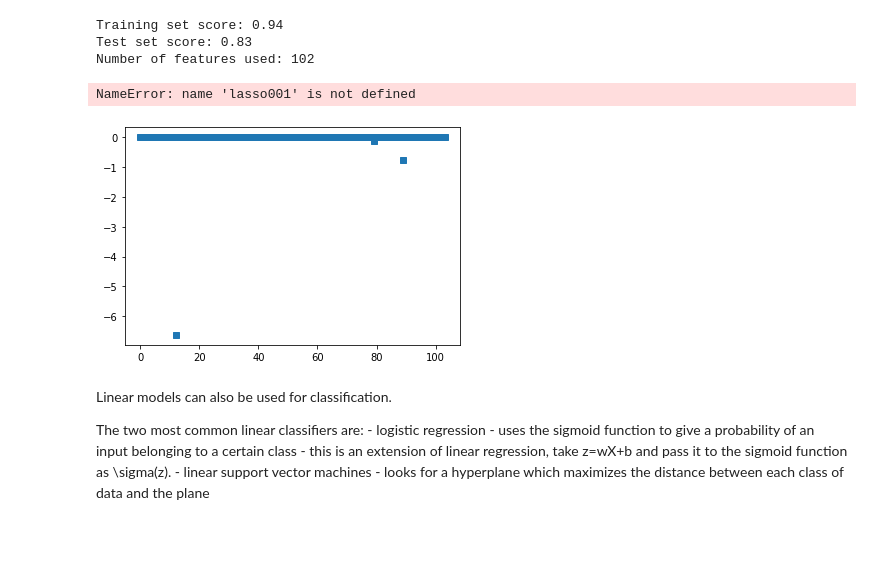
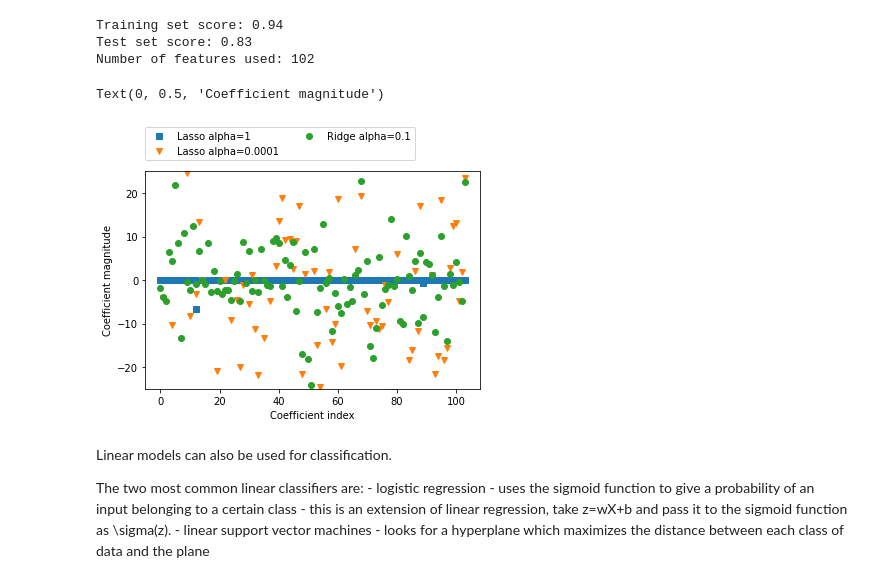
Before and after one commit to scottzig/ml-python-muller-guido, a Jupyter notebook: chapter_2.ipynb, the cells around one changed output. Saved outputs shown, nothing was run; the diff lists cells and outputs as text; code cells hidden in the pictures; blank space fills up the shorter version.

```diff
--- a/chapter_2.ipynb
+++ b/chapter_2.ipynb
@@ -344,16 +344,16 @@ Number of features used: 102
 # %%
 # Plotting coefficients w for different values of the regularization parameter again shows that large alpha leads to smaller w
 plt.plot(lasso.coef_, 's', label="Lasso alpha=1")
-plt.plot(lasso001.coef_, '^', label="Lasso alpha=0.01")
+#plt.plot(lasso001.coef_, '^', label="Lasso alpha=0.01")
 plt.plot(lasso00001.coef_, 'v', label="Lasso alpha=0.0001")
 plt.plot(ridge01.coef_, 'o', label="Ridge alpha=0.1")
 plt.legend(ncol=2, loc=(0, 1.05))
 plt.ylim(-25, 25)
 plt.xlabel("Coefficient index")
 plt.ylabel("Coefficient magnitude")
 # %% [output]
-NameError: name 'lasso001' is not defined
+Text(0, 0.5, 'Coefficient magnitude')
-[figure, old version]
+[figure, new version]
 # %% [markdown]
 Linear models can also be used for classification.
 
```
Also changed, not shown: parts of 19 cells of this notebook.
